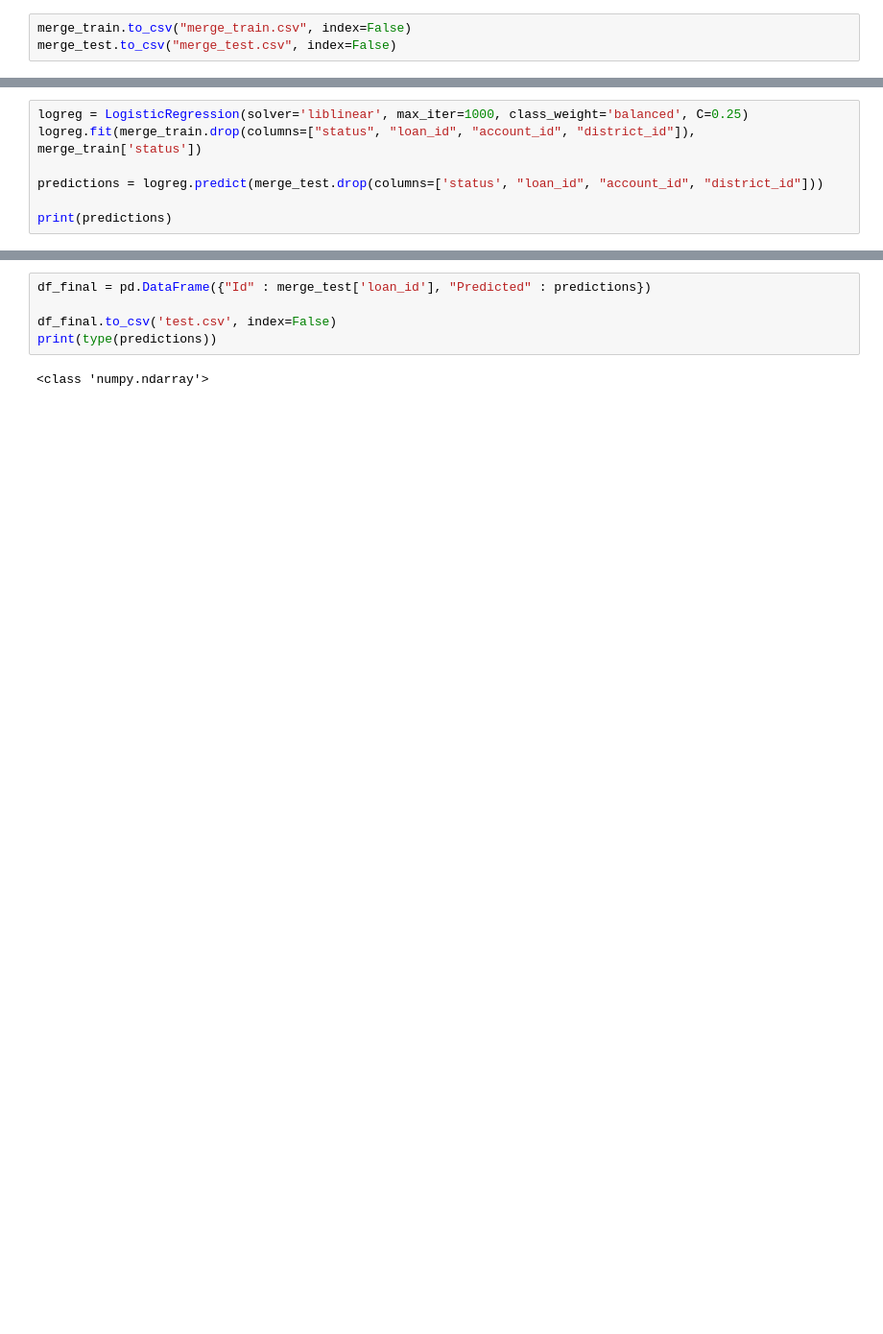
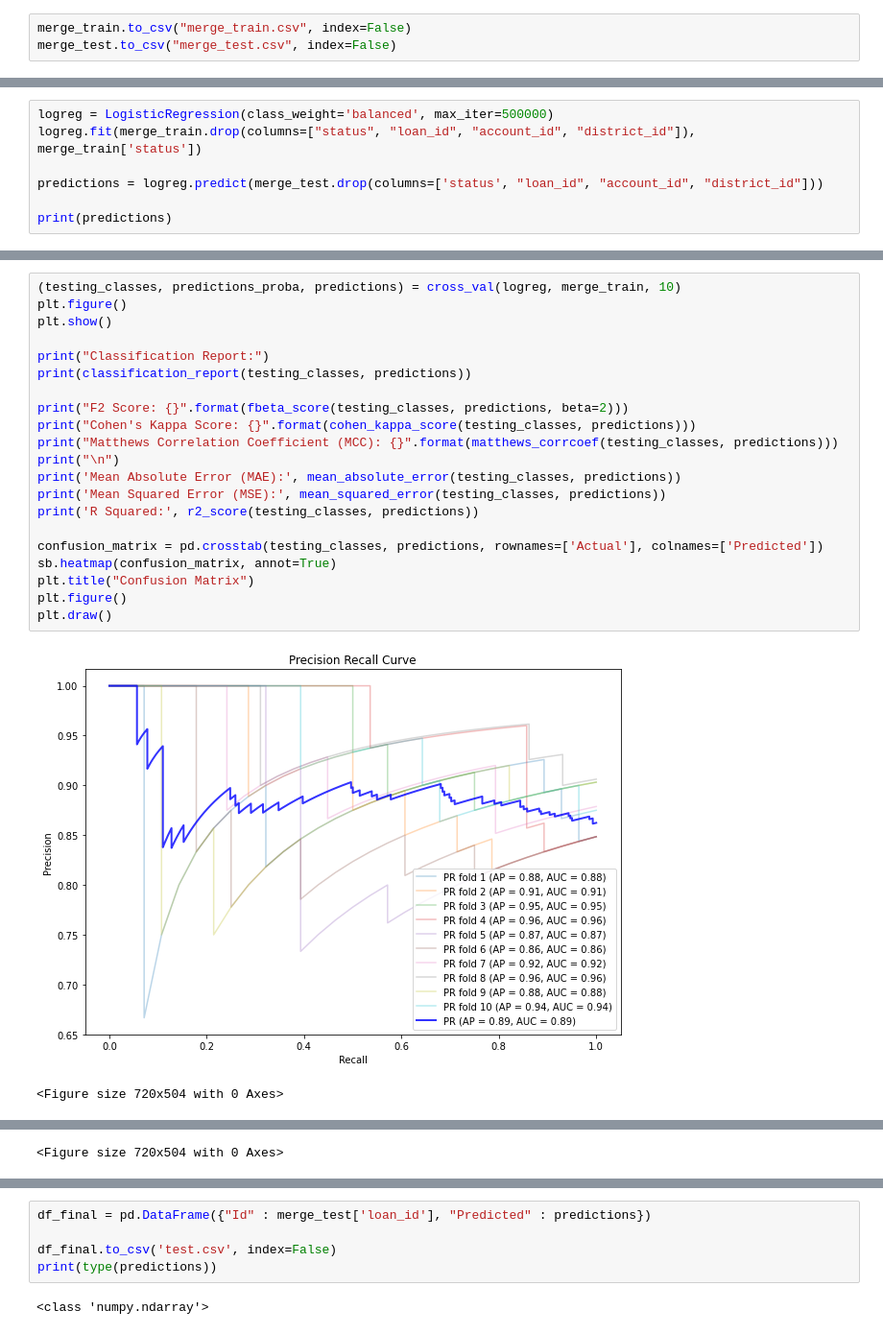
Before and after one commit to Diogogrosario/FEUP-AC, a Jupyter notebook: AC_proj.ipynb, the cells around one changed output, grey strips where cells are left out. Shown at 96% size. Saved outputs shown, nothing was run; the diff lists cells and outputs as text; blank space fills up the shorter version.

```diff
--- a/AC_proj.ipynb
+++ b/AC_proj.ipynb
@@ -401,5 +590,5 @@ print(y_pred)
 # %%
-logreg = LogisticRegression(solver='liblinear', max_iter=1000, class_weight='balanced', C=0.25)
+logreg = LogisticRegression(class_weight='balanced', max_iter=500000)
 logreg.fit(merge_train.drop(columns=["status", "loan_id", "account_id", "district_id"]), merge_train['status'])
 
 predictions = logreg.predict(merge_test.drop(columns=['status', "loan_id", "account_id", "district_id"]))
@@ -423,0 +613,24 @@ print(predictions)
+# %%
+(testing_classes, predictions_proba, predictions) = cross_val(logreg, merge_train, 10)
+plt.figure()
+plt.show()
+
+print("Classification Report:")
+print(classification_report(testing_classes, predictions))
+
+print("F2 Score: {}".format(fbeta_score(testing_classes, predictions, beta=2)))
+print("Cohen's Kappa Score: {}".format(cohen_kappa_score(testing_classes, predictions)))
+print("Matthews Correlation Coefficient (MCC): {}".format(matthews_corrcoef(testing_classes, predictions)))
+print("\n")
+print('Mean Absolute Error (MAE):', mean_absolute_error(testing_classes, predictions))
+print('Mean Squared Error (MSE):', mean_squared_error(testing_classes, predictions))
+print('R Squared:', r2_score(testing_classes, predictions))
+
+confusion_matrix = pd.crosstab(testing_classes, predictions, rownames=['Actual'], colnames=['Predicted'])
+sb.heatmap(confusion_matrix, annot=True)
+plt.title("Confusion Matrix")
+plt.figure()
+plt.draw()
+# %% [output]
+[figure, added]
+<Figure size 720x504 with 0 Axes>
@@ -423,0 +656 @@ print(predictions)
+<Figure size 720x504 with 0 Axes>
```
Also changed, not shown: parts of 51 cells of this notebook, 6 other files.
